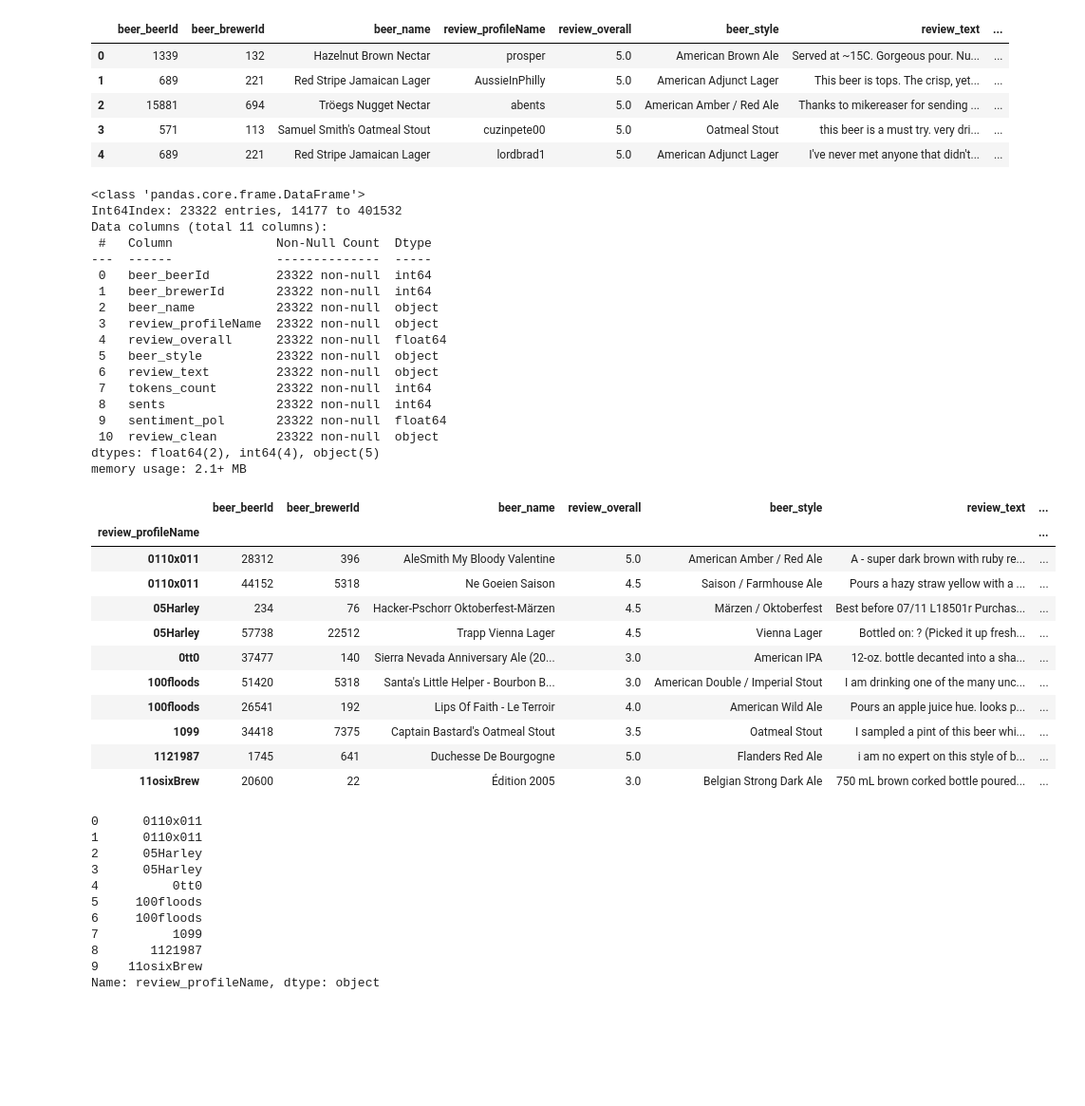
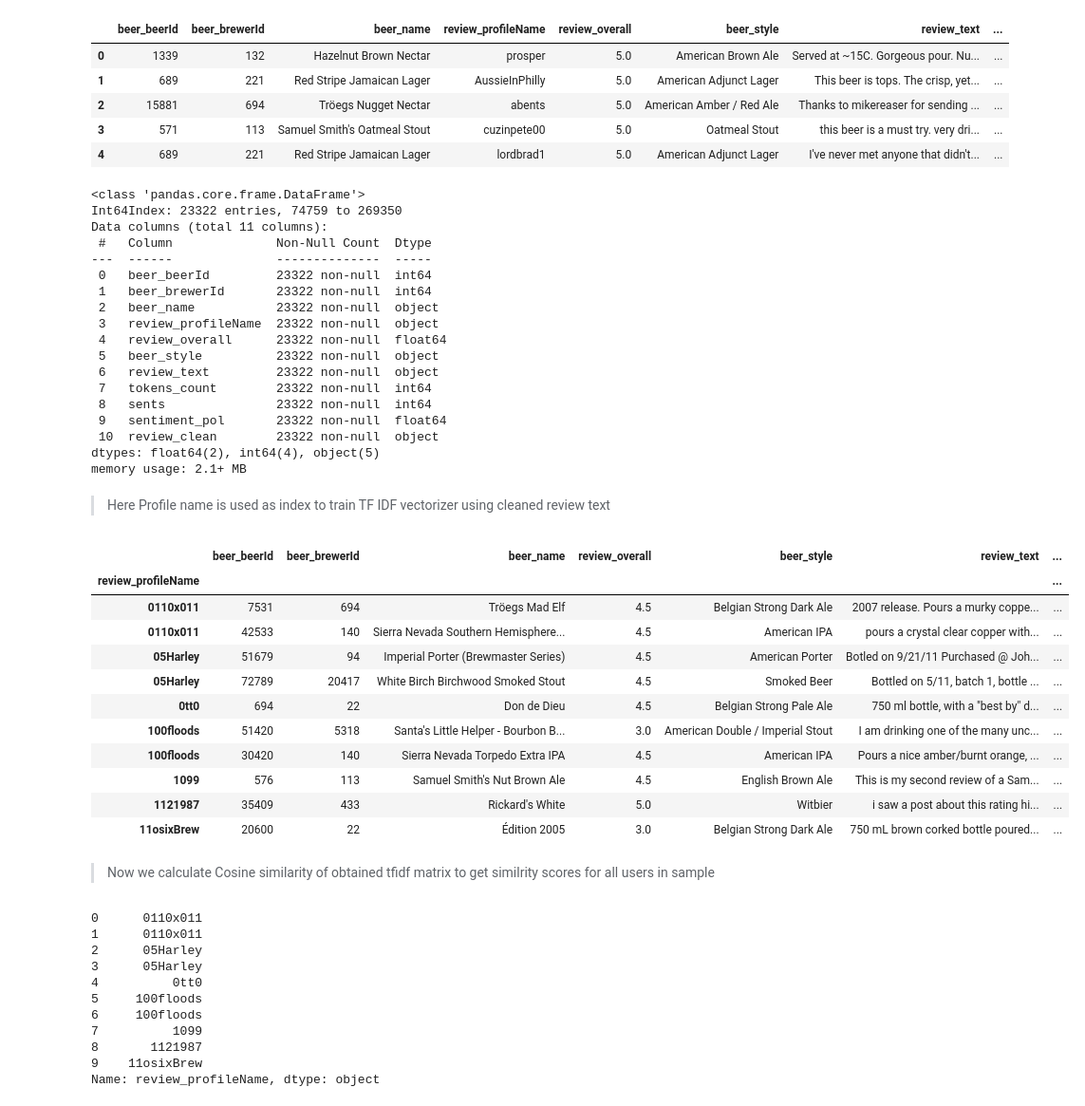
Before and after one commit to akshayDhotre/Beer-Reviews-Data-Exploration, a Jupyter notebook: notebooks/beer_Datascience_project_exploration.ipynb, the cells around one changed output. Shown: that part at 95% size. Saved outputs shown, nothing was run; the diff lists cells and outputs as text; code cells hidden in the pictures; blank space fills up the shorter version.

```diff
--- a/notebooks/beer_Datascience_project_exploration.ipynb
+++ b/notebooks/beer_Datascience_project_exploration.ipynb
@@ -567,13 +584,13 @@ def clean_text(text):
 
 # Selecting small sample for expirement
 
-beer_text_vect = beer_text_reviews.groupby('review_profileName', group_keys=False).apply(lambda x: x.sample(frac=0.05))
-beer_text_vect['review_clean'] = beer_text_vect['review_text'].apply(clean_text)
+beer_text_sample = beer_text_reviews.groupby('review_profileName', group_keys=False).apply(lambda x: x.sample(frac=0.05))
+beer_text_sample['review_clean'] = beer_text_sample['review_text'].apply(clean_text)
 # %%
-beer_text_vect.info()
+beer_text_sample.info()
 # %% [output]
 <class 'pandas.core.frame.DataFrame'>
-Int64Index: 23322 entries, 14177 to 401532
+Int64Index: 23322 entries, 74759 to 269350
 Data columns (total 11 columns):
  #   Column              Non-Null Count  Dtype
 ---  ------              --------------  -----
@@ -591,23 +608,27 @@ Data columns (total 11 columns):
 dtypes: float64(2), int64(4), object(5)
 memory usage: 2.1+ MB
 # %%
-beer_text_vect.set_index('review_profileName', inplace=True)
+beer_text_sample.set_index('review_profileName', inplace=True)
 tf = TfidfVectorizer(analyzer='word', ngram_range=(1, 2), min_df=0, stop_words='english')
-tfidf_matrix = tf.fit_transform(beer_text_vect['review_clean'])
+tfidf_matrix = tf.fit_transform(beer_text_sample['review_clean'])
+# %% [markdown]
+> Here Profile name is used as index to train TF IDF vectorizer using cleaned review text
 # %%
-beer_text_vect.head(10)
+beer_text_sample.head(10)
 # %% [output]
 |  | beer_beerId | beer_brewerId | beer_name | review_overall | beer_style | review_text | ... |
 | review_profileName |  |  |  |  |  |  | ... |
-| 0110x011 | 28312 | 396 | AleSmith My Bloody Valentine | 5.0 | American Amber / Red Ale | A - super dark brown with ruby re... | ... |
-| 0110x011 | 44152 | 5318 | Ne Goeien Saison | 4.5 | Saison / Farmhouse Ale | Pours a hazy straw yellow with a ... | ... |
-| 05Harley | 234 | 76 | Hacker-Pschorr Oktoberfest-Märzen | 4.5 | Märzen / Oktoberfest | Best before 07/11 L18501r Purchas... | ... |
-| 05Harley | 57738 | 22512 | Trapp Vienna Lager | 4.5 | Vienna Lager | Bottled on: ? (Picked it up fresh... | ... |
-| 0tt0 | 37477 | 140 | Sierra Nevada Anniversary Ale (20... | 3.0 | American IPA | 12-oz. bottle decanted into a sha... | ... |
+| 0110x011 | 7531 | 694 | Tröegs Mad Elf | 4.5 | Belgian Strong Dark Ale | 2007 release. Pours a murky coppe... | ... |
+| 0110x011 | 42533 | 140 | Sierra Nevada Southern Hemisphere... | 4.5 | American IPA | pours a crystal clear copper with... | ... |
+| 05Harley | 51679 | 94 | Imperial Porter (Brewmaster Series) | 4.5 | American Porter | Botled on 9/21/11 Purchased @ Joh... | ... |
+| 05Harley | 72789 | 20417 | White Birch Birchwood Smoked Stout | 4.5 | Smoked Beer | Bottled on 5/11, batch 1, bottle ... | ... |
+| 0tt0 | 694 | 22 | Don de Dieu | 4.5 | Belgian Strong Pale Ale | 750 ml bottle, with a "best by" d... | ... |
 | 100floods | 51420 | 5318 | Santa's Little Helper - Bourbon B... | 3.0 | American Double / Imperial Stout | I am drinking one of the many unc... | ... |
-| 100floods | 26541 | 192 | Lips Of Faith - Le Terroir | 4.0 | American Wild Ale | Pours an apple juice hue. looks p... | ... |
-| 1099 | 34418 | 7375 | Captain Bastard's Oatmeal Stout | 3.5 | Oatmeal Stout | I sampled a pint of this beer whi... | ... |
-| 1121987 | 1745 | 641 | Duchesse De Bourgogne | 5.0 | Flanders Red Ale | i am no expert on this style of b... | ... |
+| 100floods | 30420 | 140 | Sierra Nevada Torpedo Extra IPA | 4.5 | American IPA | Pours a nice amber/burnt orange, ... | ... |
+| 1099 | 576 | 113 | Samuel Smith's Nut Brown Ale | 4.5 | English Brown Ale | This is my second review of a Sam... | ... |
+| 1121987 | 35409 | 433 | Rickard's White | 5.0 | Witbier | i saw a post about this rating hi... | ... |
 | 11osixBrew | 20600 | 22 | Édition 2005 | 3.0 | Belgian Strong Dark Ale | 750 mL brown corked bottle poured... | ... |
+# %% [markdown]
+> Now we calculate Cosine similarity of obtained tfidf matrix to get similrity scores for all users in sample
 # %%
 cos_sim = cosine_similarity(tfidf_matrix, tfidf_matrix)
```
Also changed, not shown: parts of 16 cells of this notebook, 4 other files.
